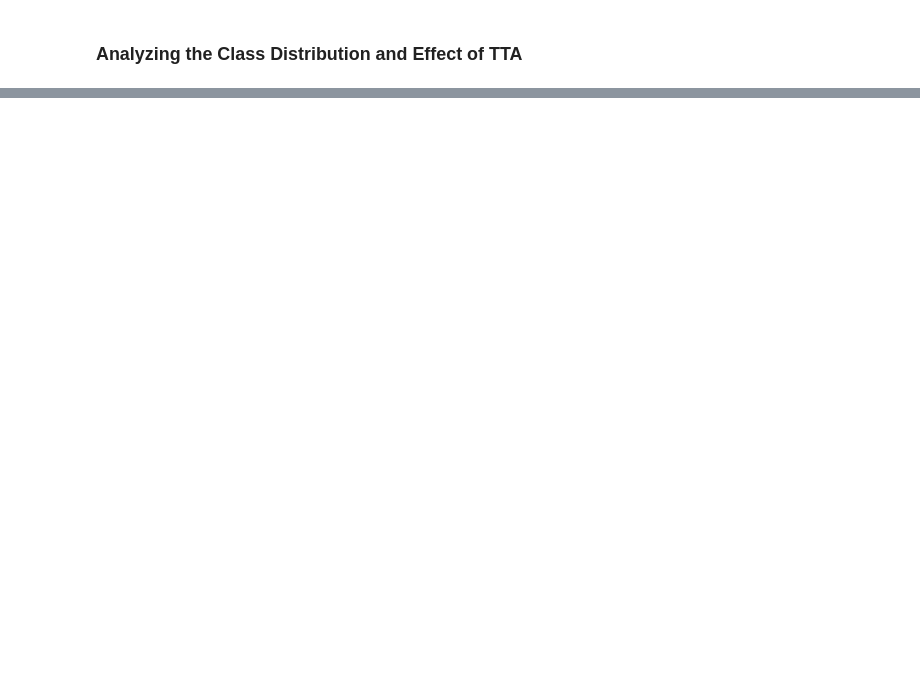
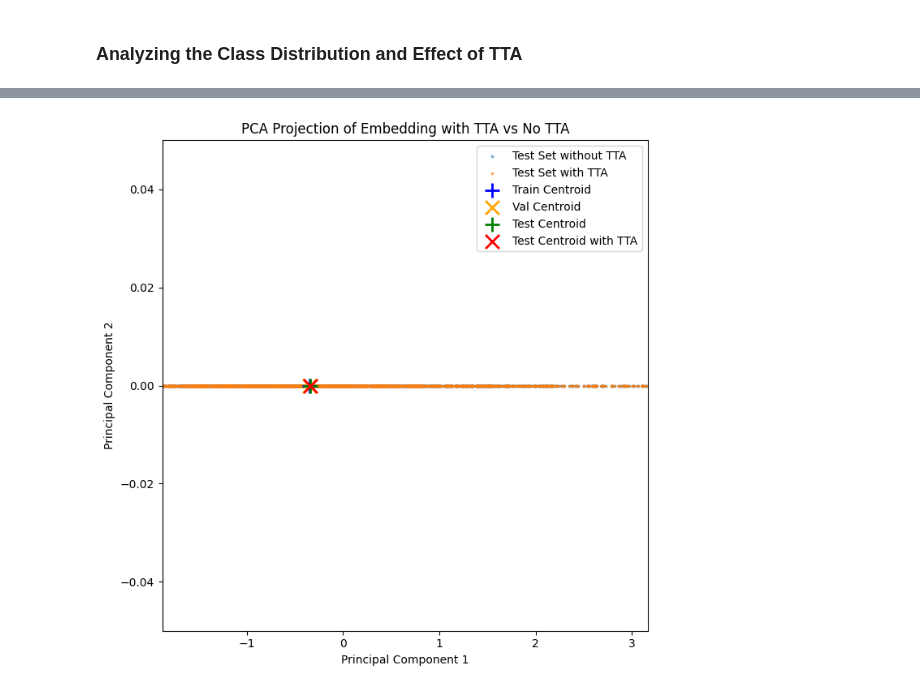
Before and after one commit to p0017/Molecular-Test-Time-Adaptation, a Jupyter notebook: Molecular-Test-TIme-Adaptation.ipynb, the cells around one changed output, grey strips where cells are left out. Cells and saved outputs as stored; diff of their text form; code cells hidden in the pictures; blank space fills up the shorter version.

```diff
--- a/Molecular-Test-TIme-Adaptation.ipynb
+++ b/Molecular-Test-TIme-Adaptation.ipynb
@@ -1038,26 +602,28 @@ plt.show()
 # %%
 # Plot the 2D embeddings using fig, ax
 fig, ax = plt.subplots(figsize=(7, 7))
 ax.scatter(test_embeddings_2d[:, 0], test_embeddings_2d[:, 1], alpha=0.5, label='Test Set without TTA', s=3)
 ax.scatter(test_embeddings_with_TTA_2d[:, 0], test_embeddings_with_TTA_2d[:, 1], alpha=0.5, label='Test Set with TTA', s=3)
 
 # Plot centroids with larger markers
-ax.scatter(train_centroid[0], train_centroid[1], s=100,
-           c='blue', marker='+', edgecolors='white', linewidths=2, label='Train Centroid', alpha=0.9)
-ax.scatter(val_centroid[0], val_centroid[1], s=100,
-           c='orange', marker='x', edgecolors='black', linewidths=2, label='Val Centroid', alpha=0.9)
-ax.scatter(test_centroid[0], test_centroid[1], s=100,
-           c='green', marker='+', edgecolors='black', linewidths=2, label='Test Centroid', alpha=0.9)
-ax.scatter(test_tta_centroid[0], test_tta_centroid[1], s=100,
-           c='red', marker='x', edgecolors='black', linewidths=2, label='Test Centroid with TTA', alpha=0.9)
+ax.scatter(train_centroid[0], train_centroid[1], s=150,
+           c='blue', marker='+', edgecolors='white', linewidths=2, label='Train Centroid')
+ax.scatter(val_centroid[0], val_centroid[1], s=150,
+           c='orange', marker='x', edgecolors='black', linewidths=2, label='Val Centroid')
+ax.scatter(test_centroid[0], test_centroid[1], s=150,
+           c='green', marker='+', edgecolors='black', linewidths=2, label='Test Centroid')
+ax.scatter(test_tta_centroid[0], test_tta_centroid[1], s=150,
+           c='red', marker='x', edgecolors='black', linewidths=2, label='Test Centroid with TTA')
 
 ax.legend()
 ax.set_title('PCA Projection of Embedding with TTA vs No TTA')
 ax.set_xlabel('Principal Component 1')
 ax.set_ylabel('Principal Component 2')
-ax.set_xlim(x_min - margin_x, x_max + margin_x)
-ax.set_ylim(y_min - margin_y, y_max + margin_y)
+ax.set_xlim(x_min, x_max)
+ax.set_ylim(y_min, y_max)
 
 plt.tight_layout()
 fig.savefig("figures/pca_sets_TTA_vs_no_TTA.jpg", dpi=300)
 plt.show()
+# %% [output]
+[figure, added]
```
Also changed, not shown: parts of 45 cells of this notebook, 12 other files.
